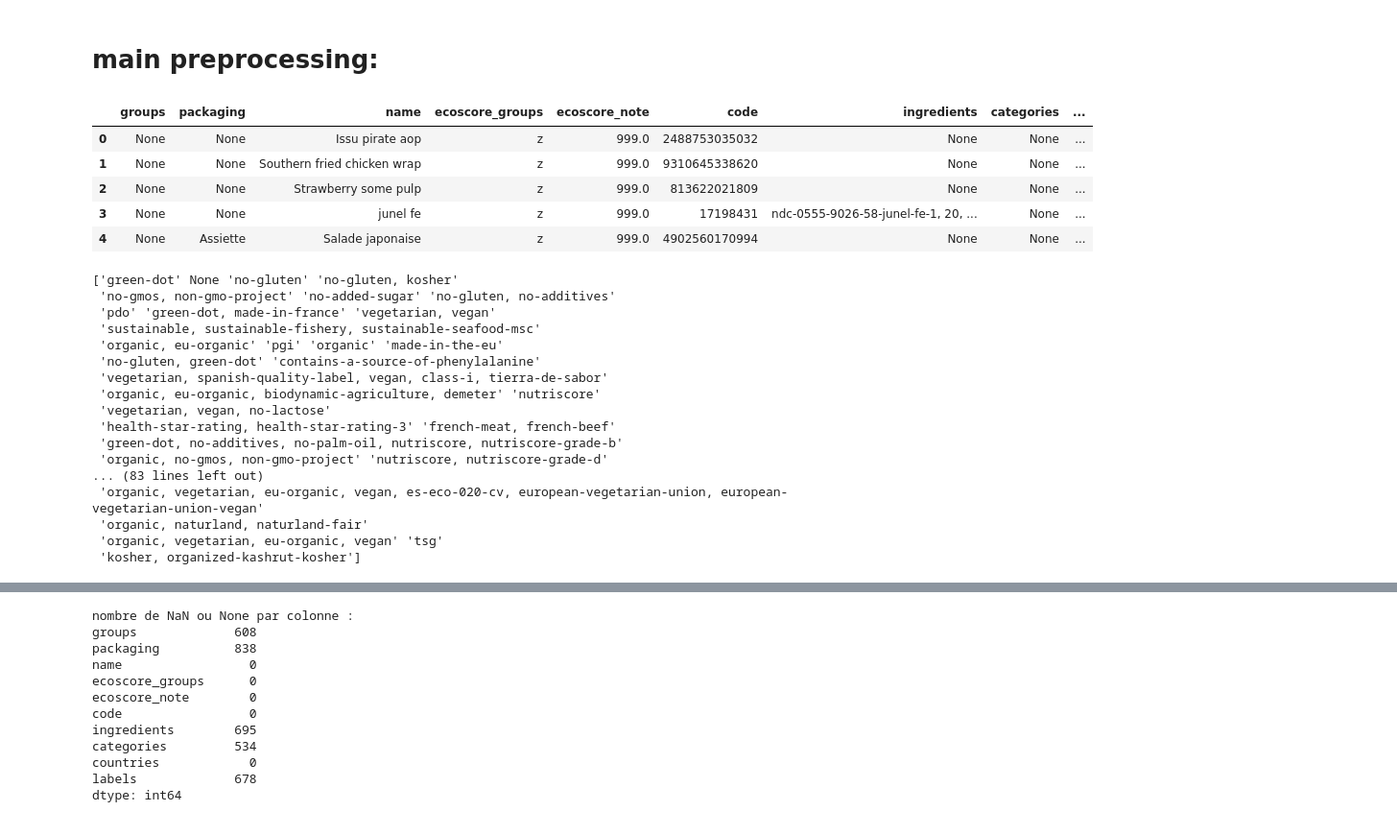
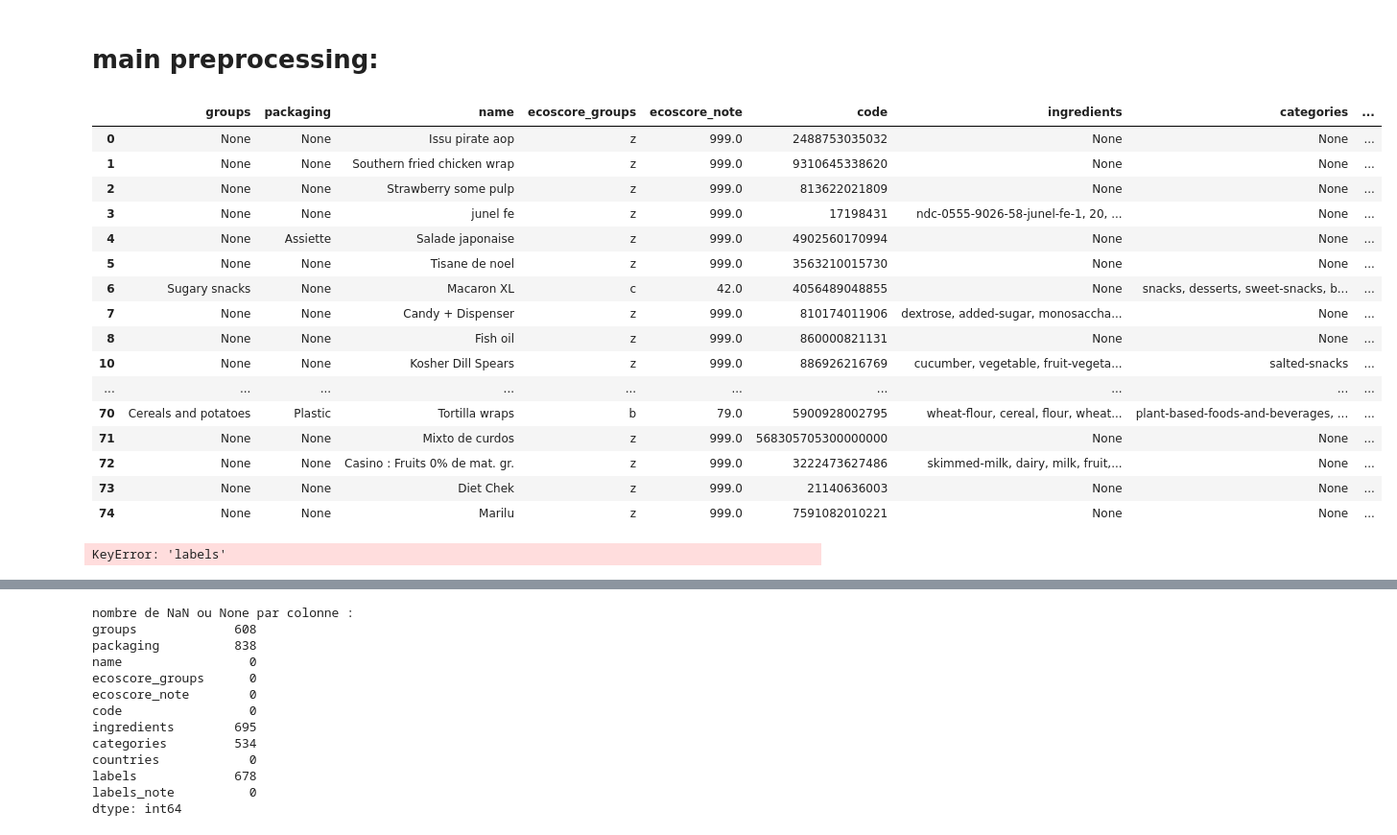
Before and after one commit to CarolusIntelligence/green_ia, a Jupyter notebook: notebooks/01_preprocessing.ipynb, the cells around one changed output, grey strips where cells are left out. Shown: that part at 96% size. Drawn from its saved outputs; the diff is of its cells as text; code cells hidden in the pictures.

Commit message:
creation d'une note en fonction du nombre de labels

```diff
--- a/notebooks/01_preprocessing.ipynb
+++ b/notebooks/01_preprocessing.ipynb
@@ -174,36 +174,38 @@ def extract_en_labels(ingredient_list):
 df['labels'] = df['labels_temp'].apply(extract_en_labels)
 df['labels'] = df['labels'].apply(lambda x: ', '.join(x) if x else None)
 df.drop(columns=['labels_temp'], inplace=True)
+
+def count_commas_plus_one(value):
+    if pd.isna(value):
+        return 0
+    return value.count(',') + 1
+df['labels_note'] = df['labels'].apply(count_commas_plus_one)
+df.drop(columns=['labels'], inplace=True)
 # %%
-df.head(5)
+df.head(70)
 # %% [output]
 |  | groups | packaging | name | ecoscore_groups | ecoscore_note | code | ingredients | categories | ... |
 | 0 | None | None | Issu pirate aop | z | 999.0 | 2488753035032 | None | None | ... |
 | 1 | None | None | Southern fried chicken wrap | z | 999.0 | 9310645338620 | None | None | ... |
 | 2 | None | None | Strawberry some pulp | z | 999.0 | 813622021809 | None | None | ... |
 | 3 | None | None | junel fe | z | 999.0 | 17198431 | ndc-0555-9026-58-junel-fe-1, 20, ... | None | ... |
 | 4 | None | Assiette | Salade japonaise | z | 999.0 | 4902560170994 | None | None | ... |
+| 5 | None | None | Tisane de noel | z | 999.0 | 3563210015730 | None | None | ... |
+| 6 | Sugary snacks | None | Macaron XL | c | 42.0 | 4056489048855 | None | snacks, desserts, sweet-snacks, b... | ... |
+| 7 | None | None | Candy + Dispenser | z | 999.0 | 810174011906 | dextrose, added-sugar, monosaccha... | None | ... |
+| 8 | None | None | Fish oil | z | 999.0 | 860000821131 | None | None | ... |
+| 10 | None | None | Kosher Dill Spears | z | 999.0 | 886926216769 | cucumber, vegetable, fruit-vegeta... | salted-snacks | ... |
+| ... | ... | ... | ... | ... | ... | ... | ... | ... | ... |
+| 70 | Cereals and potatoes | Plastic | Tortilla wraps | b | 79.0 | 5900928002795 | wheat-flour, cereal, flour, wheat... | plant-based-foods-and-beverages, ... | ... |
+| 71 | None | None | Mixto de curdos | z | 999.0 | 568305705300000000 | None | None | ... |
+| 72 | None | None | Casino : Fruits 0% de mat. gr. | z | 999.0 | 3222473627486 | skimmed-milk, dairy, milk, fruit,... | None | ... |
+| 73 | None | None | Diet Chek | z | 999.0 | 21140636003 | None | None | ... |
+| 74 | None | None | Marilu | z | 999.0 | 7591082010221 | None | None | ... |
 # %%
 valeurs_uniques = df['labels'].unique()
 print(valeurs_uniques)
 # %% [output]
-['green-dot' None 'no-gluten' 'no-gluten, kosher'
- 'no-gmos, non-gmo-project' 'no-added-sugar' 'no-gluten, no-additives'
- 'pdo' 'green-dot, made-in-france' 'vegetarian, vegan'
- 'sustainable, sustainable-fishery, sustainable-seafood-msc'
- 'organic, eu-organic' 'pgi' 'organic' 'made-in-the-eu'
- 'no-gluten, green-dot' 'contains-a-source-of-phenylalanine'
- 'vegetarian, spanish-quality-label, vegan, class-i, tierra-de-sabor'
- 'organic, eu-organic, biodynamic-agriculture, demeter' 'nutriscore'
- 'vegetarian, vegan, no-lactose'
- 'health-star-rating, health-star-rating-3' 'french-meat, french-beef'
- 'green-dot, no-additives, no-palm-oil, nutriscore, nutriscore-grade-b'
- 'organic, no-gmos, non-gmo-project' 'nutriscore, nutriscore-grade-d'
-... (83 lines left out)
- 'organic, vegetarian, eu-organic, vegan, es-eco-020-cv, european-vegetarian-union, european-vegetarian-union-vegan'
- 'organic, naturland, naturland-fair'
- 'organic, vegetarian, eu-organic, vegan' 'tsg'
- 'kosher, organized-kashrut-kosher']
+KeyError: 'labels'
 # %%
 df['countries'].tail(50)
 # %% [output]
@@ -245,6 +247,7 @@ ingredients        695
 categories         534
 countries            0
 labels             678
+labels_note          0
 dtype: int64
 # %%
 print("nombre de listes vides par colonne :")
```
Also changed, not shown: parts of 1 cell of this notebook.
